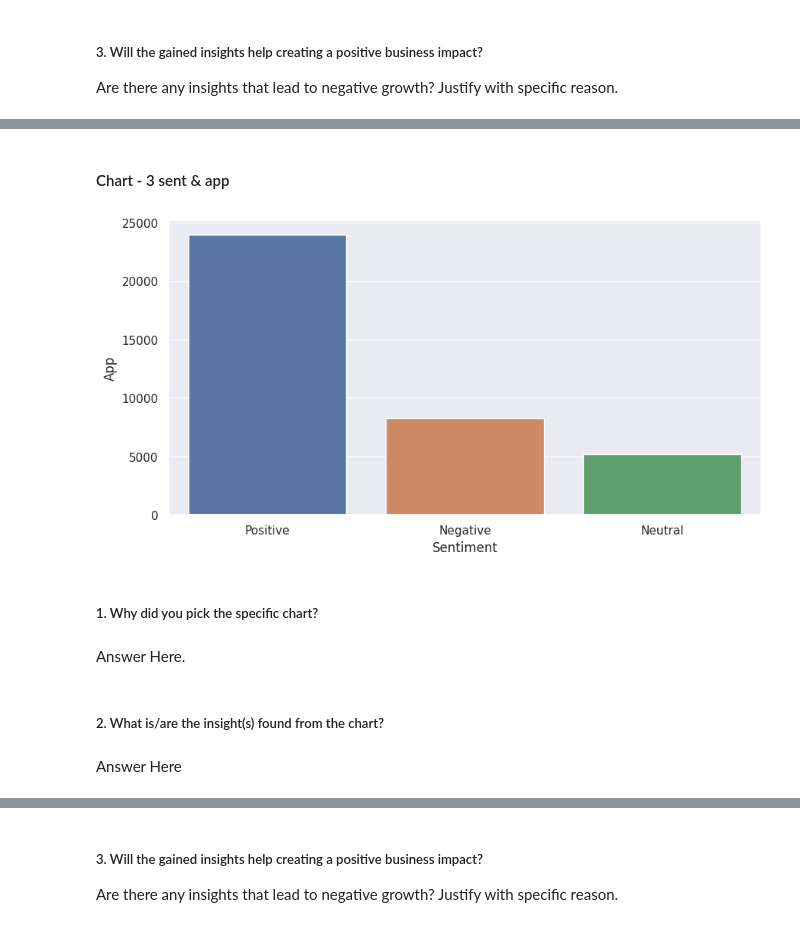
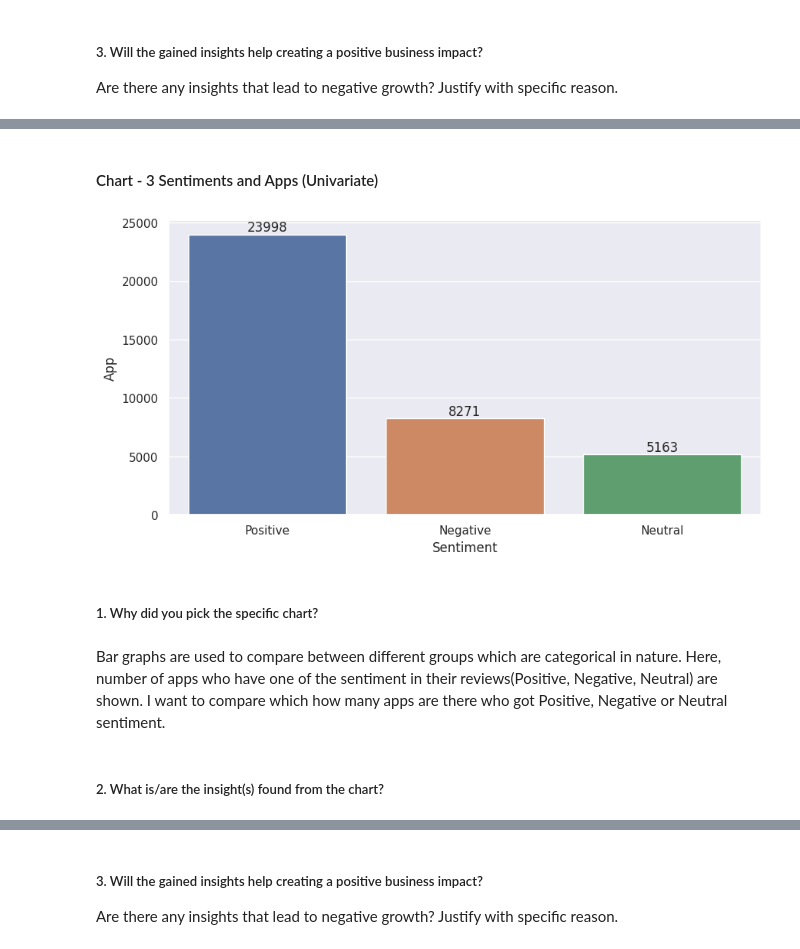
Before and after one commit to kanishkagargg/Playstore-Project, a Jupyter notebook: Copy_of_Sample_EDA_Submission_Template.ipynb, the cells around one changed output, grey strips where cells are left out. Drawn from its saved outputs; the diff is of its cells as text; code cells hidden in the pictures.

```diff
--- a/Copy_of_Sample_EDA_Submission_Template.ipynb
+++ b/Copy_of_Sample_EDA_Submission_Template.ipynb
@@ -493,0 +421,2 @@ Name: Installs, Length: 10841, dtype: float64
+# %%
+Play_Store_Data['Rating'] = Play_Store_Data['Rating'].astype(float)                     # coverting data type to float
@@ -493,0 +445,4 @@ Name: Installs, Length: 10841, dtype: float64
+# %%
+Play_Store_Data['Price'] = Play_Store_Data['Price'].str.replace('Everyone','0')         # replacing string to an integer
+Play_Store_Data['Price'] = Play_Store_Data['Price'].str.replace('$', '')                # removing '$' from all the values to help in making into float values
+Play_Store_Data['Price'] = Play_Store_Data['Price'].astype(float)                       # coverting data type to float
@@ -493,0 +453,4 @@ Name: Installs, Length: 10841, dtype: float64
+# %%
+# coverting data type to float
+User_Reviews['Sentiment_Polarity'] = User_Reviews['Sentiment_Polarity'].astype(float)
+User_Reviews['Sentiment_Subjectivity'] = User_Reviews['Sentiment_Subjectivity'].astype(float)
@@ -527,11 +577,16 @@ Answer Here
 # %%
 # Chart - 2 visualization code
 
-cat_ins = Play_Store_Data.groupby(['Category'], as_index=False)['Price'].sum().sort_values(by='Price', ascending=False)
-sns.set(rc={'figure.figsize':(70,10)})
-ax = sns.barplot(x = 'Category',y= 'Price' ,data = cat_ins)
+# Getting data ready for the chart
+cat_price = Play_Store_Data.groupby(['Category'], as_index=False)['Price'].sum().sort_values(by='Price', ascending=False)
 
+# Setting size of the chart
+sns.set(rc={'figure.figsize':(50,10)})
 
+# Visualizing the sum of prices to be paid for paid apps in each category.
+ax = sns.barplot(x = 'Category',y= 'Price' ,data = cat_price)
+
+# Mentioning bar graph count on each graph
 for bars in ax.containers:
     ax.bar_label(bars)
 # %% [output]
@@ -552,17 +609,25 @@ Answer Here
 # %% [markdown]
-#### Chart - 3 sent & app
+#### Chart - 3 Sentiments and Apps (Univariate)
 # %%
 # Chart - 3 visualization code
+
+# Getting data ready for the chart
 sent_app = User_Reviews.groupby(['Sentiment'], as_index=False)['App'].count().sort_values(by='App', ascending=False)
+
+# Setting size of the chart
 sns.set(rc={'figure.figsize':(10,5)})
+
+# Visualizing the sum of prices to be paid for paid apps in each category.
 ax = sns.barplot(x = 'Sentiment', y= 'App' ,data = sent_app)
+
+# Mentioning bar graph count on each graph
+for bars in ax.containers:
+    ax.bar_label(bars)
 # %% [output]
-[figure, old version]
+[figure, new version]
 # %% [markdown]
 ##### 1. Why did you pick the specific chart?
-# %% [markdown]
-Answer Here.
+# %% [markdown]
+Bar graphs are used to compare between different groups which are categorical in nature. Here, number of apps who have one of the sentiment in their reviews(Positive, Negative, Neutral) are shown. I want to compare which how many apps are there who got Positive, Negative or Neutral sentiment.
 # %% [markdown]
 ##### 2. What is/are the insight(s) found from the chart?
-# %% [markdown]
-Answer Here
```
Also changed, not shown: parts of 184 cells of this notebook.
